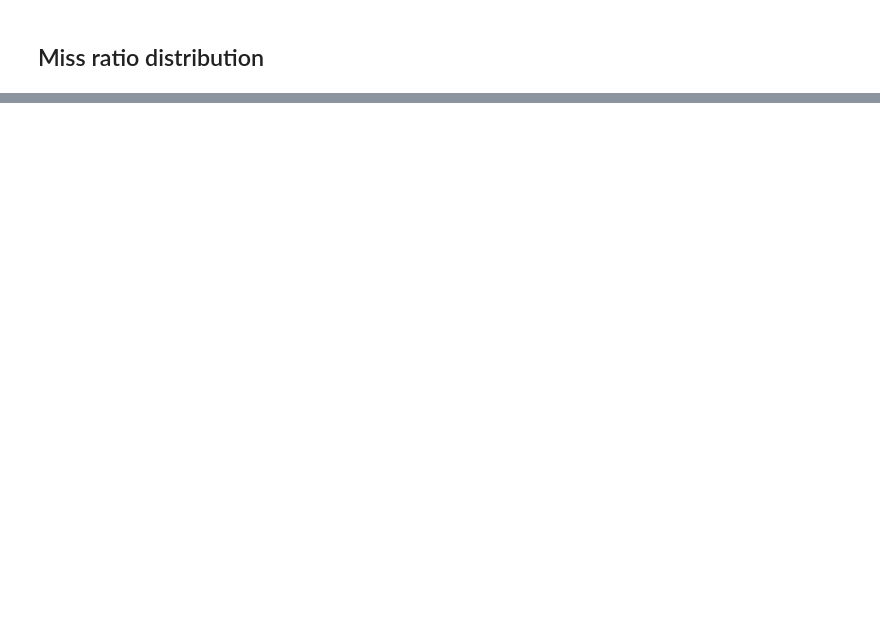
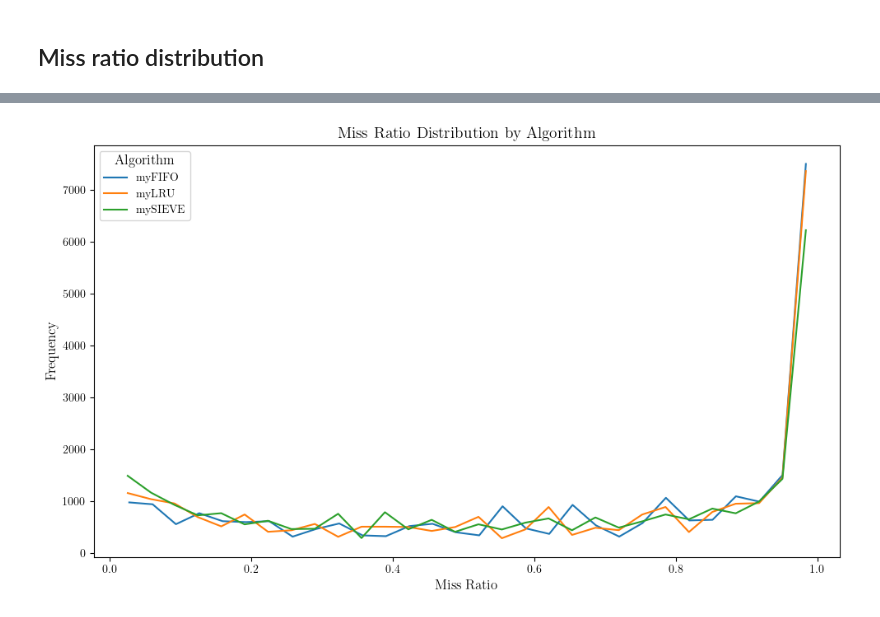
Before and after one commit to laustam/cache-eviction-thesis, a Jupyter notebook: code/scripts/results_visualisation.ipynb, the cells around one changed output, grey strips where cells are left out. Cells and saved outputs as stored; diff of their text form; code cells hidden in the pictures; blank space fills up the shorter version.

```diff
--- a/code/scripts/results_visualisation.ipynb
+++ b/code/scripts/results_visualisation.ipynb
@@ -237,0 +258,14 @@ plt.show()
+# %%
+for algo in results_df['algorithm'].unique():
+    data = results_df[results_df['algorithm'] == algo]['miss_ratio']
+    counts, bin_edges = np.histogram(data, bins=30)
+    bin_centers = (bin_edges[:-1] + bin_edges[1:]) / 2
+    plt.plot(bin_centers, counts, label=algo)
+plt.xlabel('Miss Ratio')
+plt.ylabel('Frequency')
+plt.title('Miss Ratio Distribution by Algorithm')
+plt.legend(title='Algorithm')
+plt.tight_layout()
+plt.show()
+# %% [output]
+[figure, added]
```
Also changed, not shown: parts of 9 cells of this notebook, 5 other files.
